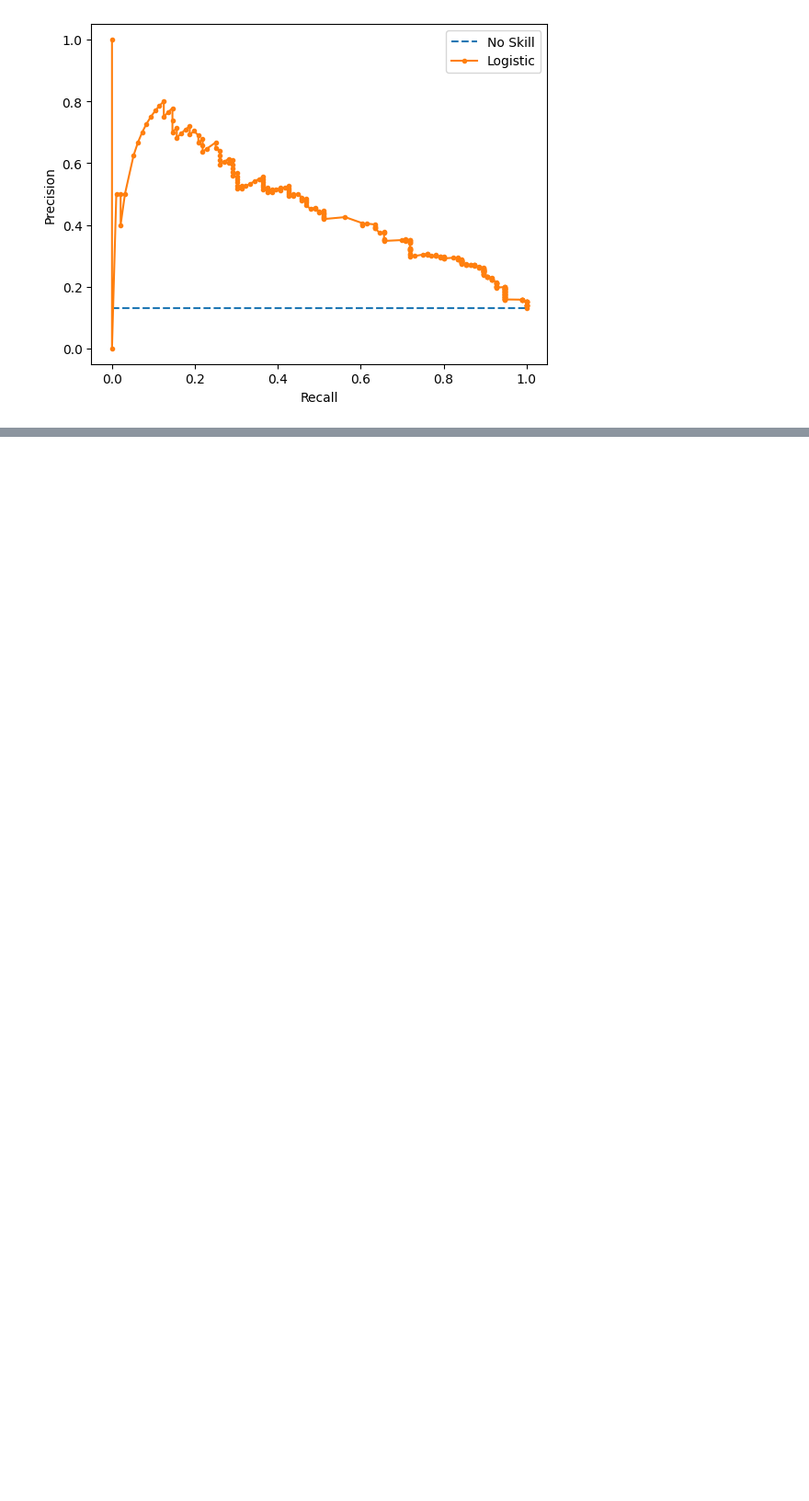
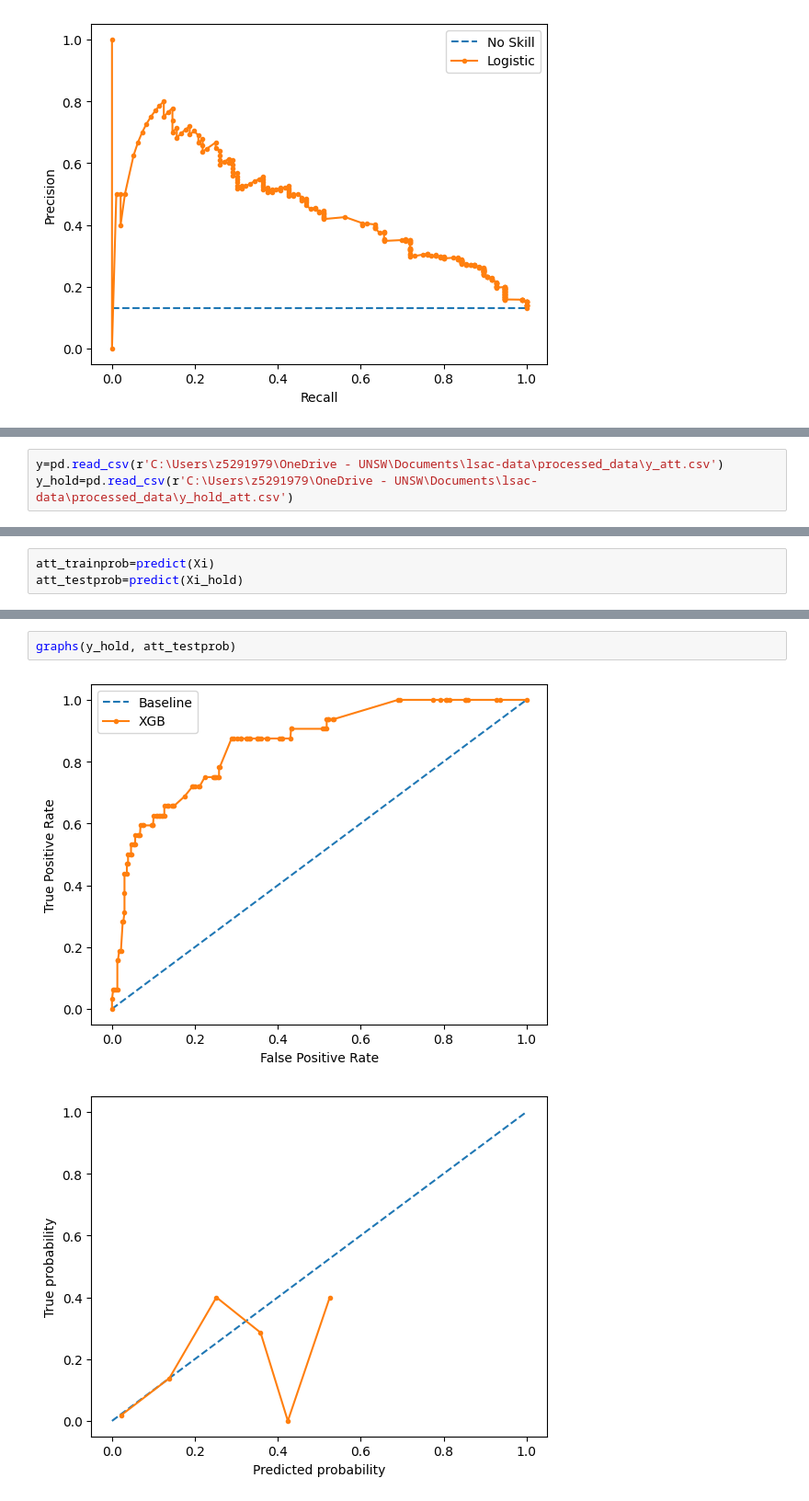
Before and after one commit to kk262626/predicting_suicidality, a Jupyter notebook: XGB_Models.ipynb, the cells around one changed output, grey strips where cells are left out. Shown at 92% size. Drawn from its saved outputs; the diff is of its cells as text; blank space fills up the shorter version.

```diff
--- a/XGB_Models.ipynb
+++ b/XGB_Models.ipynb
@@ -192,0 +286,3 @@ graphs(y_hold_si, si_testprob)
+# %%
+y=pd.read_csv(r'C:\Users\z5291979\OneDrive - UNSW\Documents\lsac-data\processed_data\y_att.csv')
+y_hold=pd.read_csv(r'C:\Users\z5291979\OneDrive - UNSW\Documents\lsac-data\processed_data\y_hold_att.csv')
@@ -192,0 +355,3 @@ graphs(y_hold_si, si_testprob)
+# %%
+att_trainprob=predict(Xi)
+att_testprob=predict(Xi_hold)
@@ -192,0 +368,5 @@ graphs(y_hold_si, si_testprob)
+# %%
+graphs(y_hold, att_testprob)
+# %% [output]
+[figure, added]
+[figure, added]
```
Also changed, not shown: parts of 32 cells of this notebook, 25 other files.
